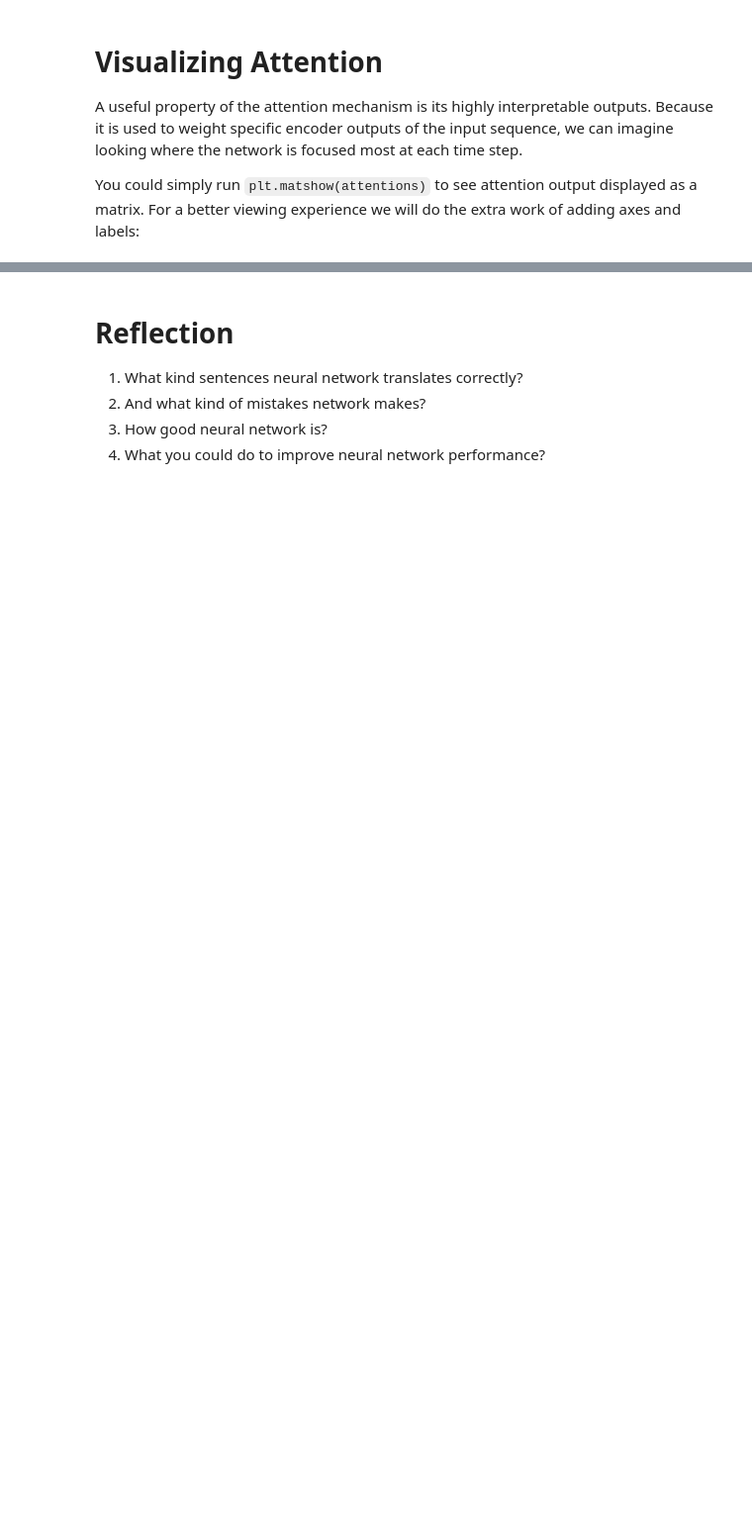
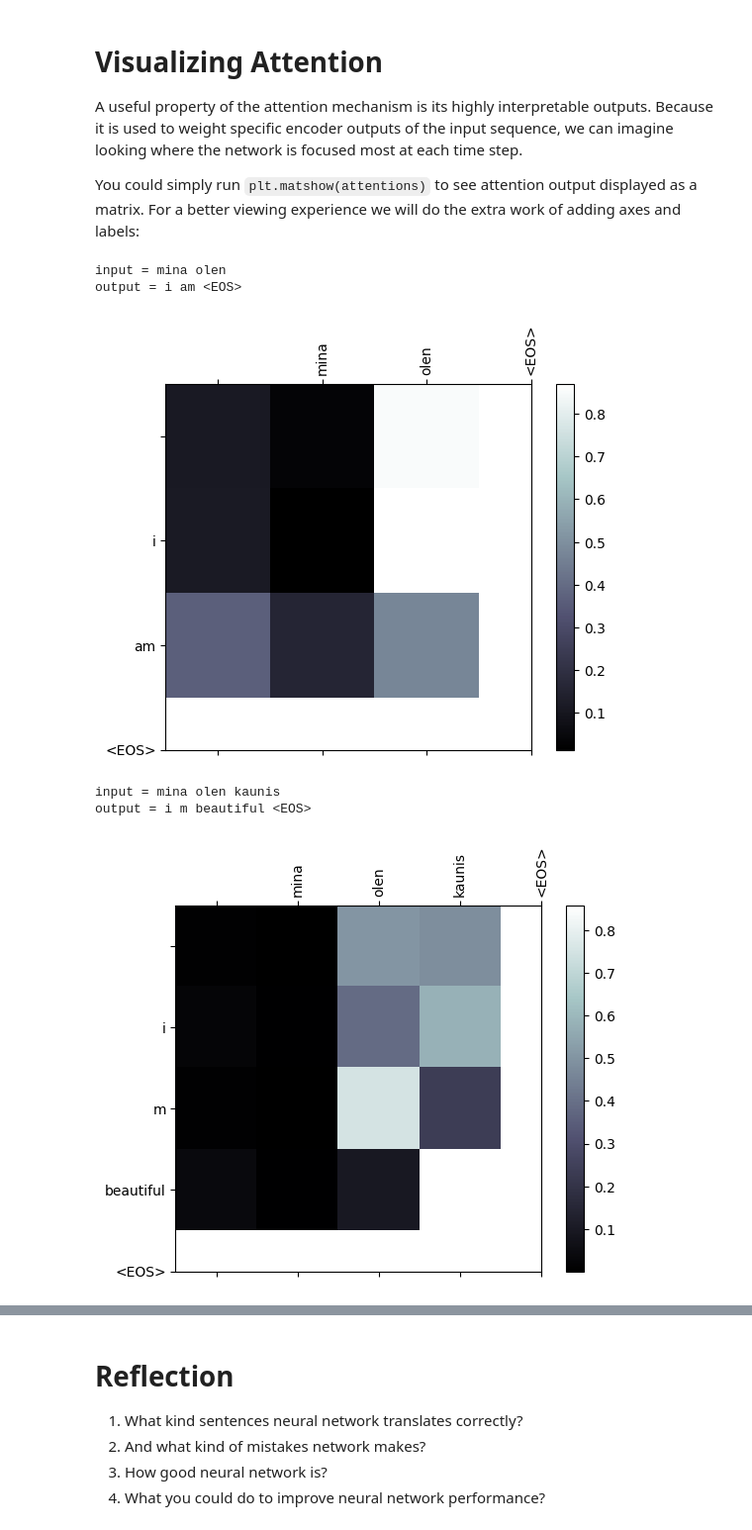
Before and after one commit to heksaani/DeepLearning, a Jupyter notebook: exercises/RNN3_seq2seq_translation_exercise_Putkuri_Heidi.ipynb, the cells around one changed output, grey strips where cells are left out. Shown at 99% size. Saved outputs shown, nothing was run; the diff lists cells and outputs as text; code cells hidden in the pictures; blank space fills up the shorter version.

```diff
--- a/exercises/RNN3_seq2seq_translation_exercise_Putkuri_Heidi.ipynb
+++ b/exercises/RNN3_seq2seq_translation_exercise_Putkuri_Heidi.ipynb
@@ -263,0 +271,4 @@ print(random.choice(pairs))
+# %%
+input_lang, output_lang, pairs = prepareData('eng', 'fin', True)
+
+print(random.choice(pairs))
@@ -520,7 +540,7 @@ def tensorsFromPair(pair):
     return (input_tensor, target_tensor)
 
 def get_dataloader(batch_size):
-    input_lang, output_lang, pairs = prepareData('eng', 'fra', True)
+    input_lang, output_lang, pairs = prepareData('eng', 'fin', True)
 
     n = len(pairs)
     input_ids = np.zeros((n, MAX_LENGTH), dtype=np.int32)
@@ -535,7 +555,7 @@ def get_dataloader(batch_size):
         target_ids[idx, :len(tgt_ids)] = tgt_ids
 
     train_data = TensorDataset(torch.LongTensor(input_ids).to(device),
-                               torch.LongTensor(target_ids).to(device))
+                                torch.LongTensor(target_ids).to(device))
 
     train_sampler = RandomSampler(train_data)
     train_dataloader = DataLoader(train_data, sampler=train_sampler, batch_size=batch_size)
@@ -753,35 +809,52 @@ You could simply run `plt.matshow(attentions)` to see attention output
 displayed as a matrix. For a better viewing experience we will do the
 extra work of adding axes and labels:
 # %%
+%matplotlib inline
 def showAttention(input_sentence, output_words, attentions):
     fig = plt.figure()
     ax = fig.add_subplot(111)
     cax = ax.matshow(attentions.cpu().numpy(), cmap='bone')
     fig.colorbar(cax)
 
-    # Set up axes
-    ax.set_xticklabels([''] + input_sentence.split(' ') +
-                       ['<EOS>'], rotation=90)
-    ax.set_yticklabels([''] + output_words)
+    # Prepare tick labels
+    input_labels = [''] + input_sentence.split(' ') + ['<EOS>']
+    output_labels = [''] + output_words
 
-    # Show label at every tick
+    ax.set_xticks(range(len(input_labels)))
+    ax.set_yticks(range(len(output_labels)))
+
+    ax.set_xticklabels(input_labels, rotation=90)
+    ax.set_yticklabels(output_labels)
+
     ax.xaxis.set_major_locator(ticker.MultipleLocator(1))
     ax.yaxis.set_major_locator(ticker.MultipleLocator(1))
 
     plt.show()
+
+    #ax.xaxis.set_major_locator(ticker.MultipleLocator(1))
+    #ax.yaxis.set_major_locator(ticker.MultipleLocator(1))
+
+    #plt.show()
 
 
 def evaluateAndShowAttention(input_sentence):
     output_words, attentions = evaluate(encoder, decoder, input_sentence, input_lang, output_lang)
     print('input =', input_sentence)
     print('output =', ' '.join(output_words))
     showAttention(input_sentence, output_words, attentions[0, :len(output_words), :])
 
 
-evaluateAndShowAttention('il n est pas aussi grand que son pere')
+evaluateAndShowAttention('mina olen')
+evaluateAndShowAttention('mina olen kaunis')
+#evaluateAndShowAttention('je suis trop fatigue pour conduire')
 
-evaluateAndShowAttention('je suis trop fatigue pour conduire')
+#evaluateAndShowAttention('je suis desole si c est une question idiote')
 
-evaluateAndShowAttention('je suis desole si c est une question idiote')
-
-evaluateAndShowAttention('je suis reellement fiere de vous')
+#evaluateAndShowAttention('je suis reellement fiere de vous')
+# %% [output]
+input = mina olen
+output = i am <EOS>
+[figure, added]
+input = mina olen kaunis
+output = i m beautiful <EOS>
+[figure, added]
```
Also changed, not shown: parts of 18 cells of this notebook, 2 other files.
